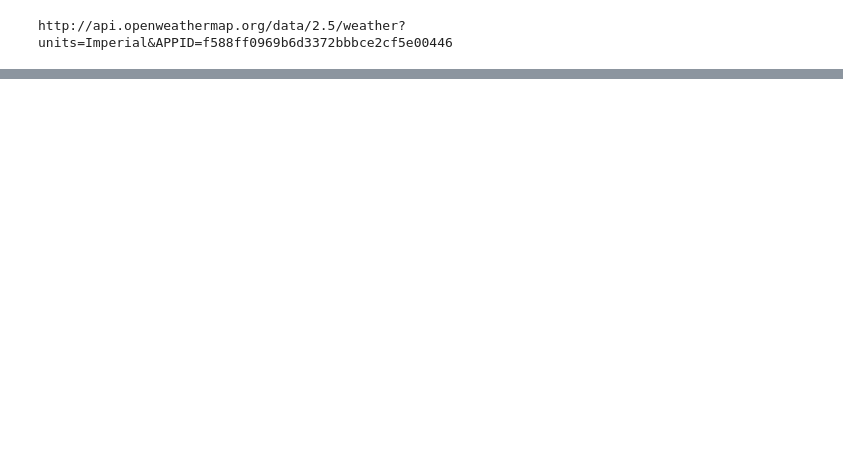
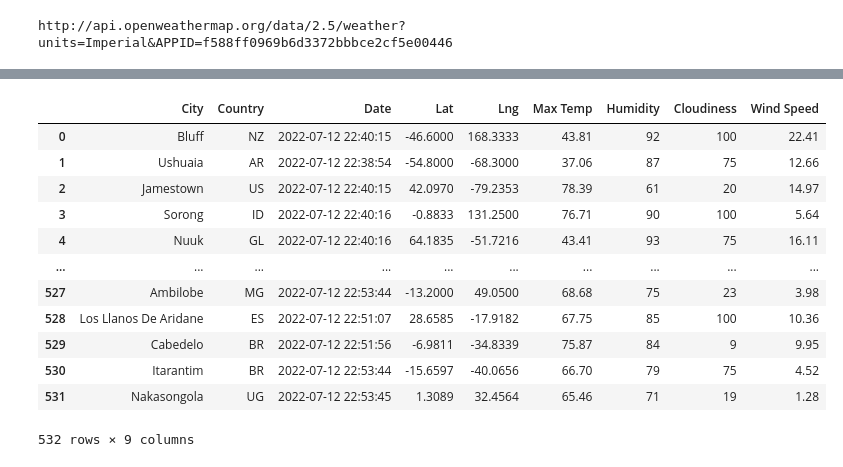
Before and after one commit to macdkw89/World_Weather_Analysis, a Jupyter notebook: WeatherPy.ipynb, the cells around one changed output, grey strips where cells are left out. Drawn from its saved outputs; the diff is of its cells as text; code cells hidden in the pictures; blank space fills up the shorter version.

```diff
--- a/WeatherPy.ipynb
+++ b/WeatherPy.ipynb
@@ -85,4 +94,5 @@ http://api.openweathermap.org/data/2.5/weather?units=Imperial&APPID=f588ff0969b6
 # %%
 # Create an endpoint URL for a city.
 city_url = url + "&q=" + "Boston"
-print(city_url)
+city_weather = requests.get(city_url)
+city_weather.json()
@@ -90,0 +229,4 @@ http://api.openweathermap.org/data/2.5/weather?units=Imperial&APPID=f588ff0969b6
+# %%
+# Convert the array of dictionaries to a Pandas DataFrame.
+city_data_df = pd.DataFrame(city_data)
+city_data_df.head(10)
@@ -90,0 +245,18 @@ http://api.openweathermap.org/data/2.5/weather?units=Imperial&APPID=f588ff0969b6
+# %%
+new_column_order = ['City', 'Country', 'Date', 'Lat', 'Lng', 'Max Temp', 'Humidity', 'Cloudiness', 'Wind Speed']
+city_data_df = city_data_df[new_column_order]
+city_data_df
+# %% [output]
+|  | City | Country | Date | Lat | Lng | Max Temp | Humidity | Cloudiness | Wind Speed |
+| 0 | Bluff | NZ | 2022-07-12 22:40:15 | -46.6000 | 168.3333 | 43.81 | 92 | 100 | 22.41 |
+| 1 | Ushuaia | AR | 2022-07-12 22:38:54 | -54.8000 | -68.3000 | 37.06 | 87 | 75 | 12.66 |
+| 2 | Jamestown | US | 2022-07-12 22:40:15 | 42.0970 | -79.2353 | 78.39 | 61 | 20 | 14.97 |
+| 3 | Sorong | ID | 2022-07-12 22:40:16 | -0.8833 | 131.2500 | 76.71 | 90 | 100 | 5.64 |
+| 4 | Nuuk | GL | 2022-07-12 22:40:16 | 64.1835 | -51.7216 | 43.41 | 93 | 75 | 16.11 |
+| ... | ... | ... | ... | ... | ... | ... | ... | ... | ... |
+| 527 | Ambilobe | MG | 2022-07-12 22:53:44 | -13.2000 | 49.0500 | 68.68 | 75 | 23 | 3.98 |
+| 528 | Los Llanos De Aridane | ES | 2022-07-12 22:51:07 | 28.6585 | -17.9182 | 67.75 | 85 | 100 | 10.36 |
+| 529 | Cabedelo | BR | 2022-07-12 22:51:56 | -6.9811 | -34.8339 | 75.87 | 84 | 9 | 9.95 |
+| 530 | Itarantim | BR | 2022-07-12 22:53:44 | -15.6597 | -40.0656 | 66.70 | 79 | 75 | 4.52 |
+| 531 | Nakasongola | UG | 2022-07-12 22:53:45 | 1.3089 | 32.4564 | 65.46 | 71 | 19 | 1.28 |
+532 rows × 9 columns
```
Also changed, not shown: parts of 15 cells of this notebook, 2 other files.
